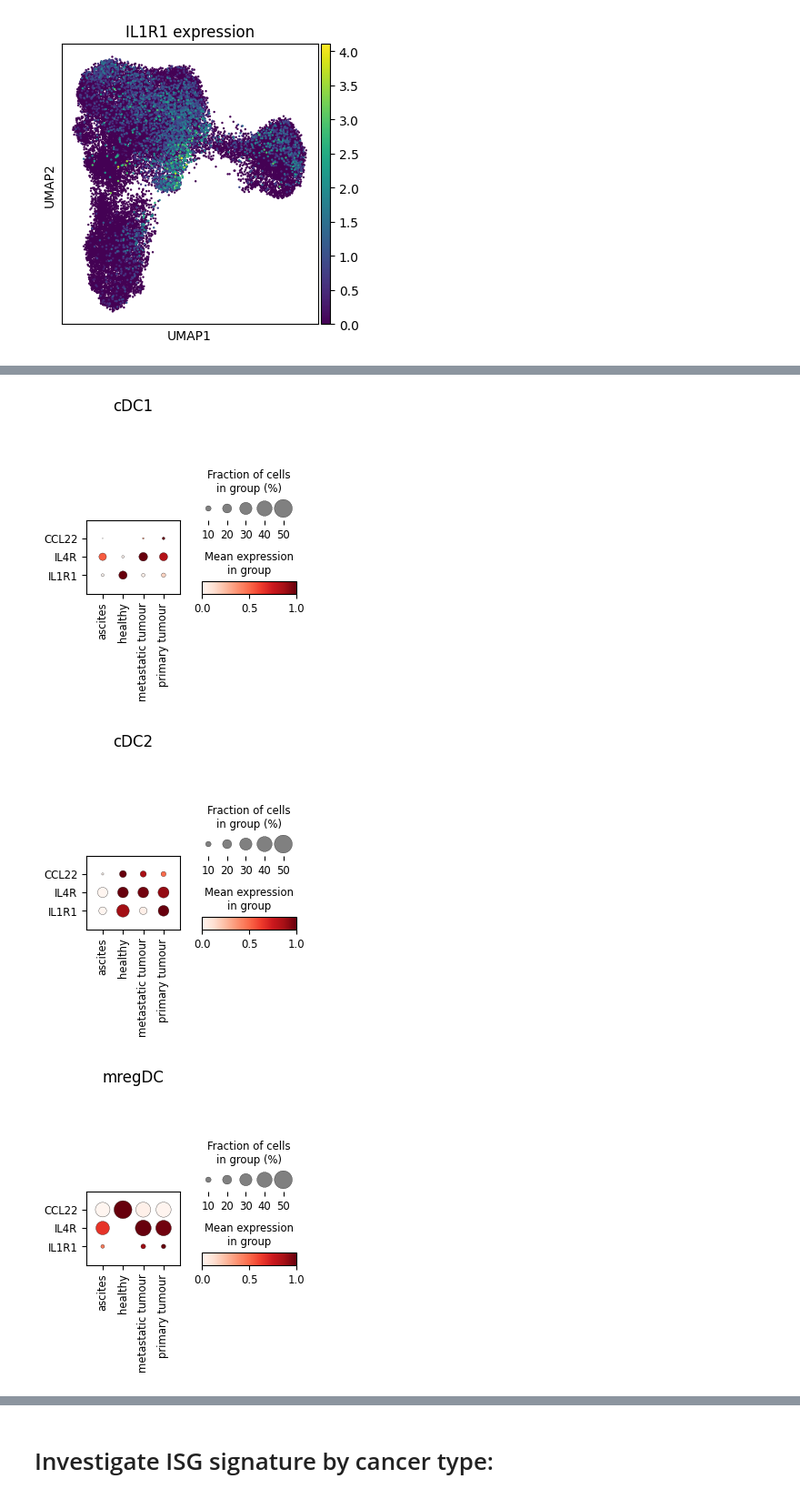
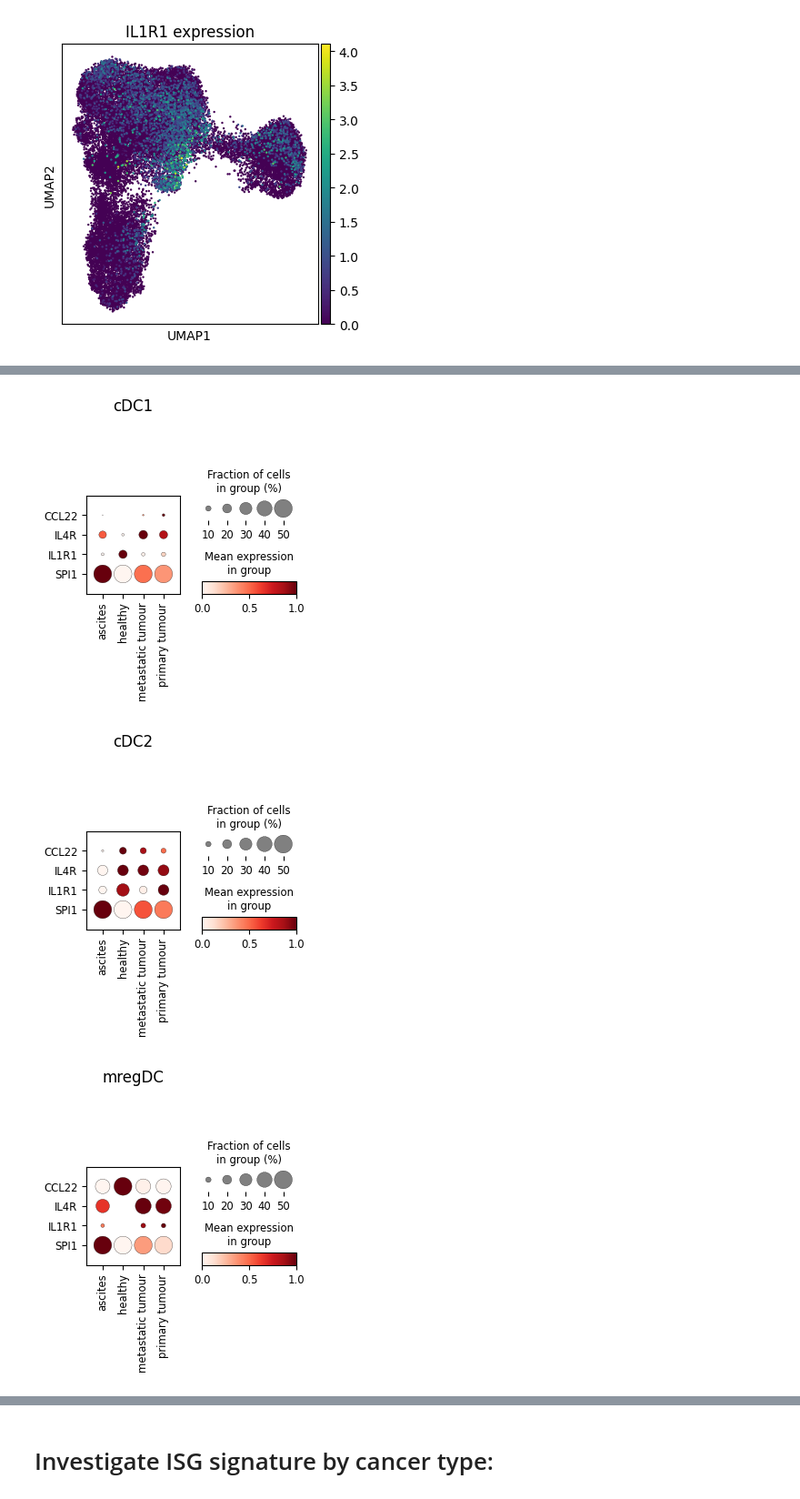
Before and after one commit to tuonglab/Nikita-project, a Jupyter notebook: notebooks/06_Atlas_generation_visualise/2025-09-04_DC_only_bbknn_CCL22.ipynb, the cells around one changed output, grey strips where cells are left out. Shown at 91% size. Drawn from its saved outputs; the diff is of its cells as text; code cells hidden in the pictures.

Commit message:
PU.1 and Castro costim plots

```diff
--- a/notebooks/06_Atlas_generation_visualise/2025-09-04_DC_only_bbknn_CCL22.ipynb
+++ b/notebooks/06_Atlas_generation_visualise/2025-09-04_DC_only_bbknn_CCL22.ipynb
@@ -95,10 +104,10 @@ data_OC_DC1 = data_OC[data_OC.obs["NR_annotations_simple"].isin(["cDC1"])]
 data_OC_DC2 = data_OC[data_OC.obs["NR_annotations_simple"].isin(["cDC2"])]
 data_OC_mregDC = data_OC[data_OC.obs["NR_annotations_simple"].isin(["mregDC"])]
 # %%
-sc.pl.dotplot(data_OC_DC1, ["CCL22","IL4R","IL1R1"], groupby="sample_type_major2", standard_scale="var", swap_axes=True, title = 'cDC1', vmin=0.0, vmax=1.0, dot_min=0.0, dot_max=0.5)
-sc.pl.dotplot(data_OC_DC2, ["CCL22","IL4R","IL1R1"], groupby="sample_type_major2", standard_scale="var", swap_axes=True, title = 'cDC2', vmin=0.0, vmax=1.0, dot_min=0.0, dot_max=0.5)
-sc.pl.dotplot(data_OC_mregDC, ["CCL22","IL4R","IL1R1"], groupby="sample_type_major2", standard_scale="var", swap_axes=True, title = 'mregDC', vmin=0.0, vmax=1.0, dot_min=0.0, dot_max=0.5)
+sc.pl.dotplot(data_OC_DC1, ["CCL22","IL4R","IL1R1","SPI1"], groupby="sample_type_major2", standard_scale="var", swap_axes=True, title = 'cDC1', vmin=0.0, vmax=1.0, dot_min=0.0, dot_max=0.5)
+sc.pl.dotplot(data_OC_DC2, ["CCL22","IL4R","IL1R1","SPI1"], groupby="sample_type_major2", standard_scale="var", swap_axes=True, title = 'cDC2', vmin=0.0, vmax=1.0, dot_min=0.0, dot_max=0.5)
+sc.pl.dotplot(data_OC_mregDC, ["CCL22","IL4R","IL1R1","SPI1"], groupby="sample_type_major2", standard_scale="var", swap_axes=True, title = 'mregDC', vmin=0.0, vmax=1.0, dot_min=0.0, dot_max=0.5)
 # %% [output]
-[figure, old version]
+[figure, new version]
-[figure, old version]
+[figure, new version]
-[figure, old version]
+[figure, new version]
```
Also changed, not shown: parts of 4 cells of this notebook, 1 other file.
